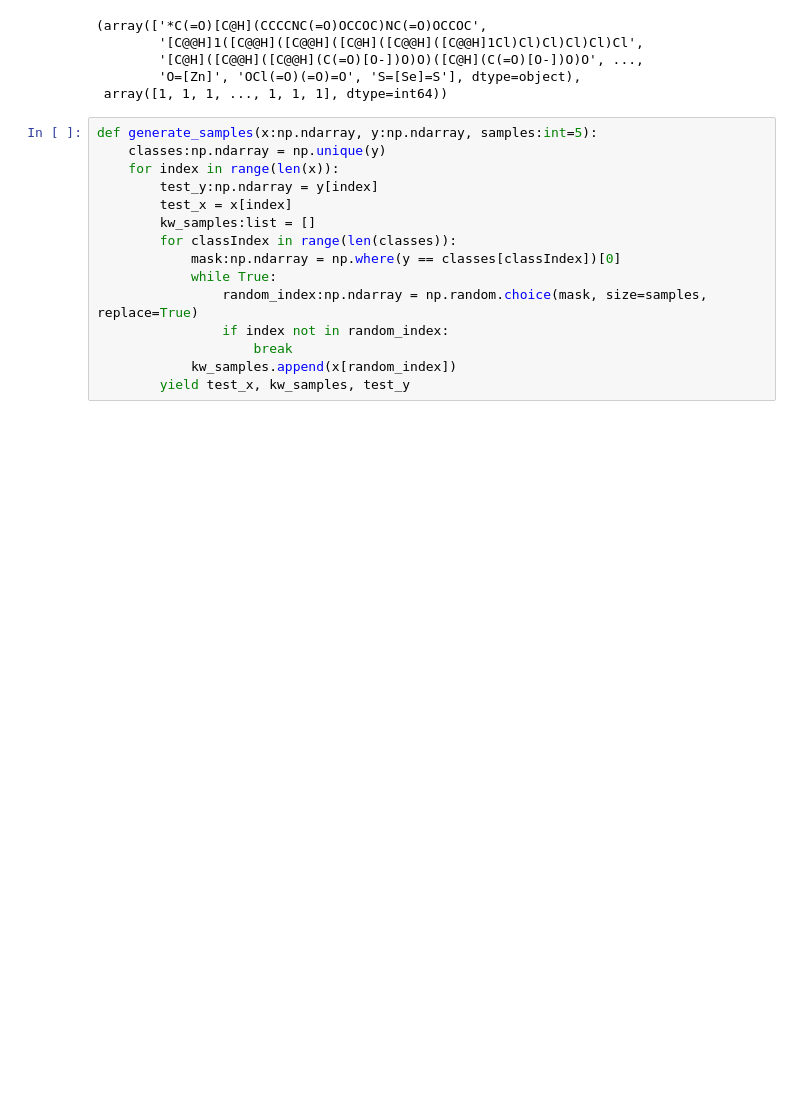
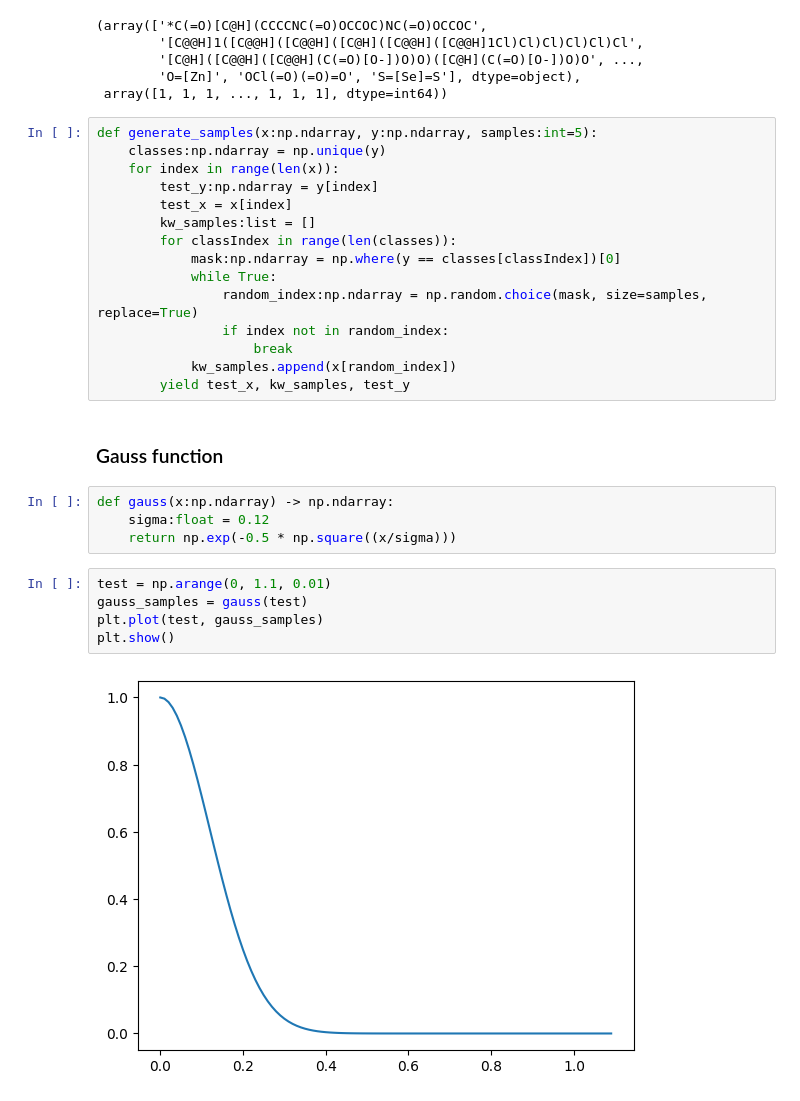
Before and after one commit to unlikeghost/ScOPE, a Jupyter notebook: new_features.ipynb, the cells around one changed output. Drawn from its saved outputs; the diff is of its cells as text; blank space fills up the shorter version.

```diff
--- a/new_features.ipynb
+++ b/new_features.ipynb
@@ -239,3 +205,16 @@ def generate_samples(x:np.ndarray, y:np.ndarray, samples:int=5):
                     break
             kw_samples.append(x[random_index])
         yield test_x, kw_samples, test_y
+# %% [markdown]
+### Gauss function
+# %%
+def gauss(x:np.ndarray) -> np.ndarray:
+    sigma:float = 0.12
+    return np.exp(-0.5 * np.square((x/sigma)))
+# %%
+test = np.arange(0, 1.1, 0.01)
+gauss_samples = gauss(test)
+plt.plot(test, gauss_samples)
+plt.show()
+# %% [output]
+[figure, added]
```
Also changed, not shown: parts of 11 cells of this notebook, 2 other files.
